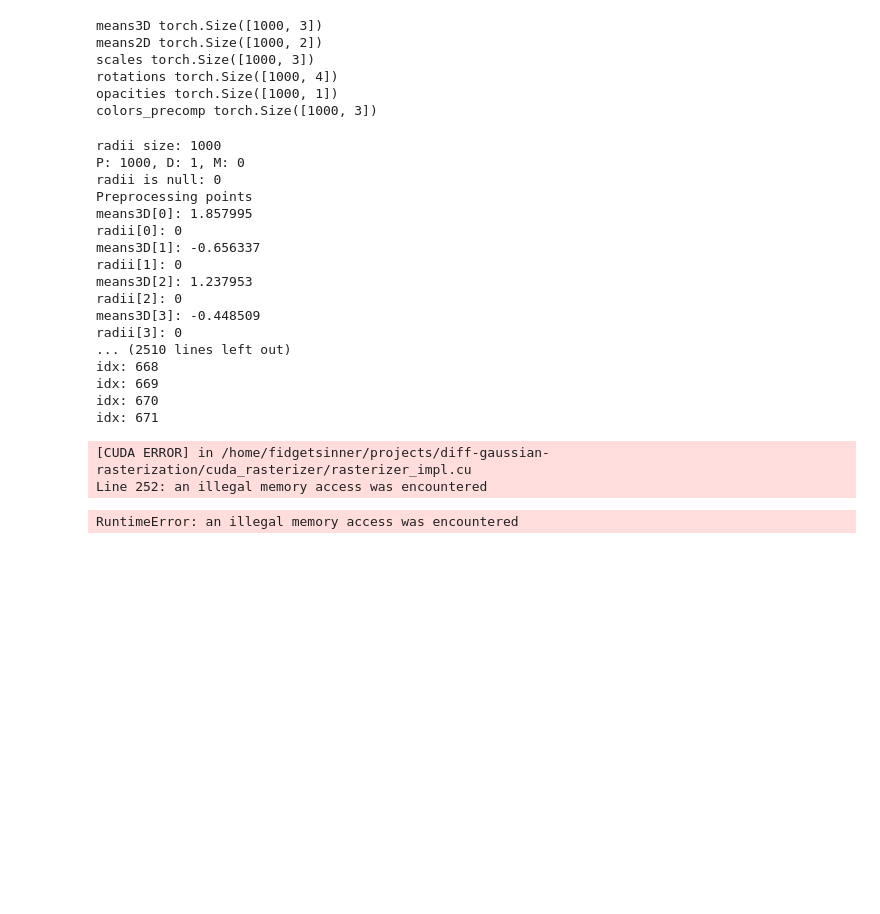
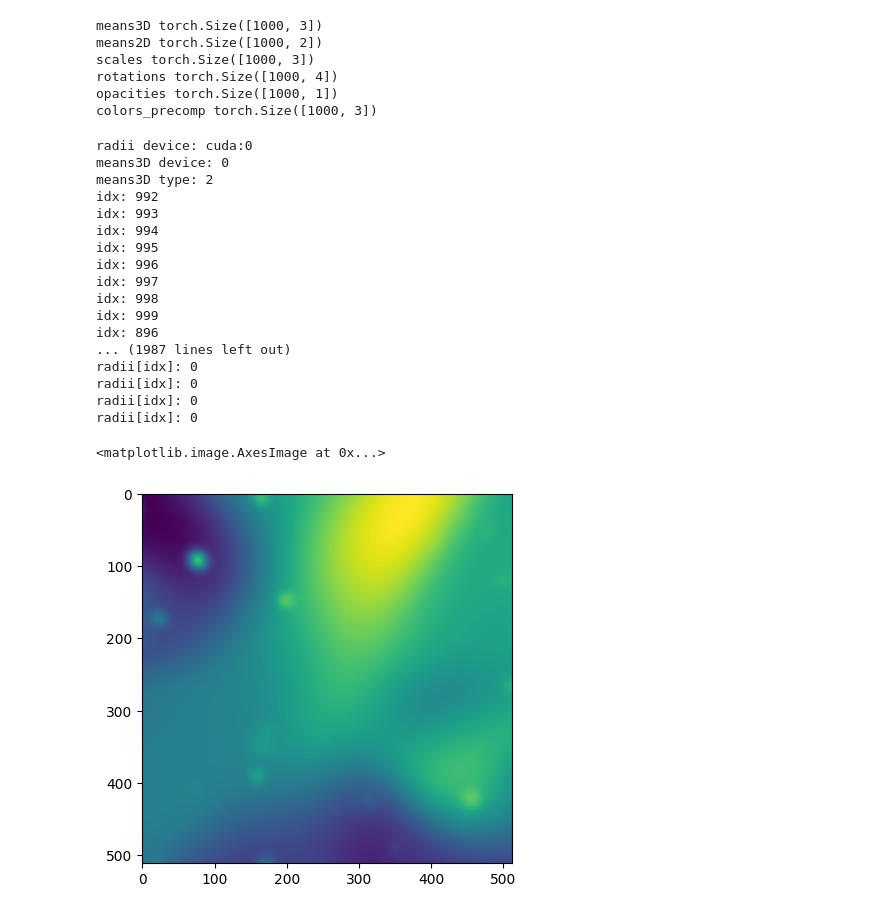
Before and after one commit to pimpale/foo, a Jupyter notebook: python/gaussiansplattingconvolution/gsplat_test.ipynb, the cells around one changed output. Drawn from its saved outputs; the diff is of its cells as text; code cells hidden in the pictures; blank space fills up the shorter version.

```diff
--- a/python/gaussiansplattingconvolution/gsplat_test.ipynb
+++ b/python/gaussiansplattingconvolution/gsplat_test.ipynb
@@ -10,5 +17,5 @@ os.environ["CUDA_LAUNCH_BLOCKING"] = "1"
 # %%
-device = torch.device("cpu")
+device = torch.device("cuda")
 
 # generate a random point cloud
 N = 1000
@@ -53,7 +60,7 @@ raster_settings = diff_gaussian_rasterization.GaussianRasterizationSettings(
     bg=torch.zeros(4, dtype=torch.float32, device=device),
     scale_modifier=1.0,
     viewmatrix=torch.eye(4, dtype=torch.float32, device=device),
-    projmatrix=gen_orthographic_matrix(-1, 1, -1, 1, 0.1, 10),
+    projmatrix=gen_orthographic_matrix(-1, 1, -1, 1, 0.1, 10).to(device),
     sh_degree=1,
     campos=torch.tensor([0, 0, 0], dtype=torch.float32, device=device),
     prefiltered=False,
@@ -85,23 +92,28 @@ rendered_image, radii = rasterizer(
     rotations=rotations,
 )
 # %% [output]
-radii size: 1000
-P: 1000, D: 1, M: 0
-radii is null: 0
-Preprocessing points
-means3D[0]: 1.857995
-radii[0]: 0
-means3D[1]: -0.656337
-radii[1]: 0
-means3D[2]: 1.237953
-radii[2]: 0
-means3D[3]: -0.448509
-radii[3]: 0
-... (2510 lines left out)
-idx: 668
-idx: 669
-idx: 670
-idx: 671
+radii device: cuda:0
+means3D device: 0
+means3D type: 2
+idx: 992
+idx: 993
+idx: 994
+idx: 995
+idx: 996
+idx: 997
+idx: 998
+idx: 999
+idx: 896
+... (1987 lines left out)
+radii[idx]: 0
+radii[idx]: 0
+radii[idx]: 0
+radii[idx]: 0
-[CUDA ERROR] in /home/fidgetsinner/projects/diff-gaussian-rasterization/cuda_rasterizer/rasterizer_impl.cu
-Line 252: an illegal memory access was encountered
-RuntimeError: an illegal memory access was encountered
+# %%
+rendered_image_cpu = rendered_image.cpu().numpy()
+
+# display the rendered image
+plt.imshow(rendered_image_cpu[0])
+# %% [output]
+<matplotlib.image.AxesImage at 0x...>
+[figure, added]
```
Also changed, not shown: parts of 2 cells of this notebook.
